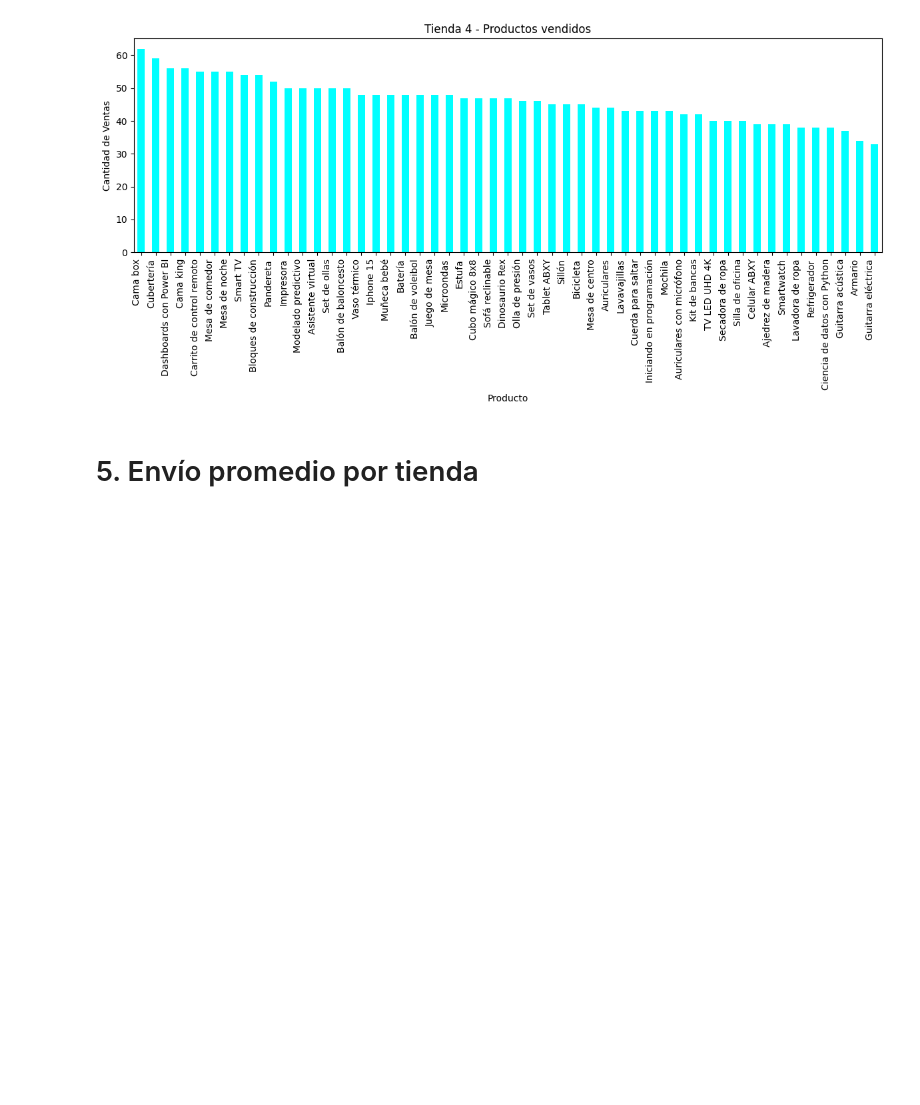
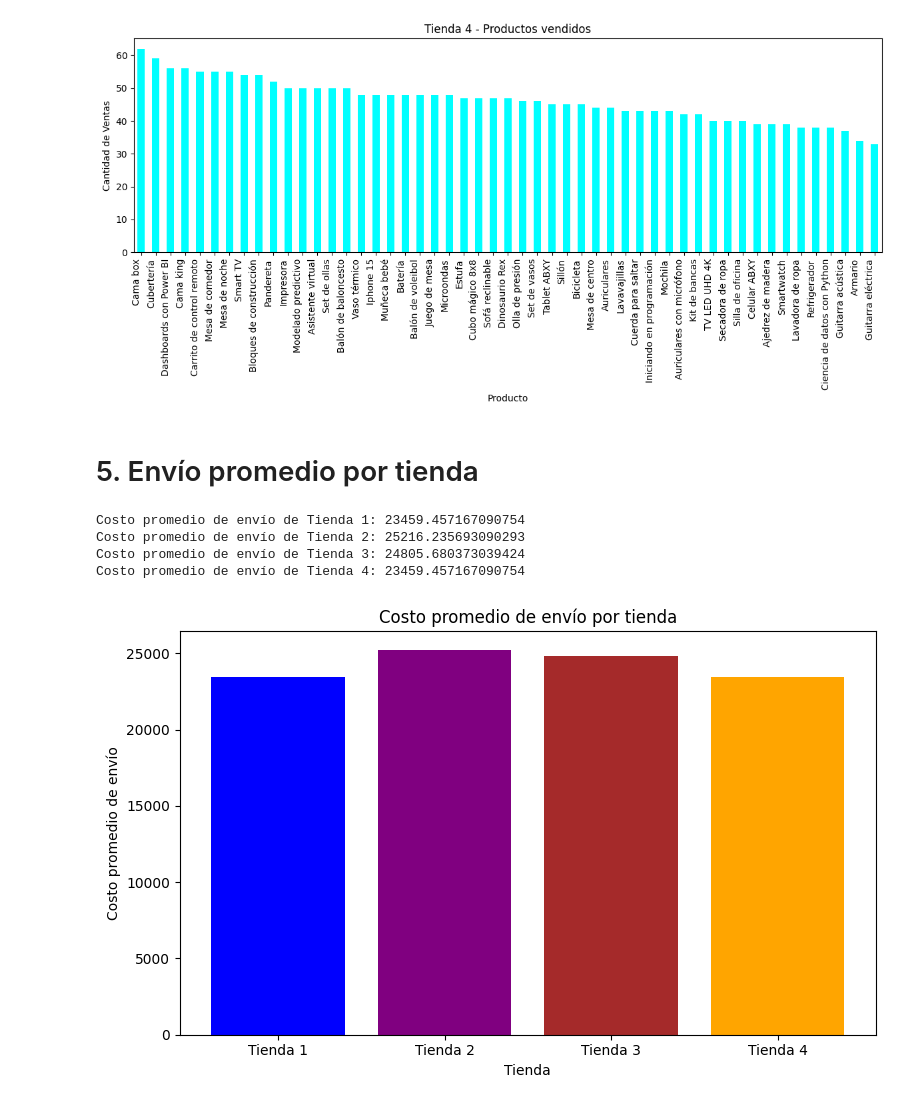
Before and after one commit to FerRamirez-cpu/challenge-data-science, a Jupyter notebook: AluraStoreLatam.ipynb, the cells around one changed output. Saved outputs shown, nothing was run; the diff lists cells and outputs as text; code cells hidden in the pictures; blank space fills up the shorter version.

```diff
--- a/AluraStoreLatam.ipynb
+++ b/AluraStoreLatam.ipynb
@@ -210,3 +210,39 @@ for i, tienda in enumerate(tiendas, start=1):
 [figure]
 # %% [markdown]
 # 5. Envío promedio por tienda
+# %%
+costo_promedio_tienda1 = tienda["Costo de envío"].mean()
+costo_promedio_tienda2 = tienda2["Costo de envío"].mean()
+costo_promedio_tienda3 = tienda3["Costo de envío"].mean()
+costo_promedio_tienda4 = tienda4["Costo de envío"].mean()
+
+print(f"Costo promedio de envío de Tienda 1: {costo_promedio_tienda1:}")
+print(f"Costo promedio de envío de Tienda 2: {costo_promedio_tienda2:}")
+print(f"Costo promedio de envío de Tienda 3: {costo_promedio_tienda3:}")
+print(f"Costo promedio de envío de Tienda 4: {costo_promedio_tienda4:}")
+# %% [output]
+Costo promedio de envío de Tienda 1: 23459.457167090754
+Costo promedio de envío de Tienda 2: 25216.235693090293
+Costo promedio de envío de Tienda 3: 24805.680373039424
+Costo promedio de envío de Tienda 4: 23459.457167090754
+# %%
+total_promedios_envios = {
+    "Tienda 1": tienda["Costo de envío"].mean(),
+    "Tienda 2": tienda2["Costo de envío"].mean(),
+    "Tienda 3": tienda3["Costo de envío"].mean(),
+    "Tienda 4": tienda4["Costo de envío"].mean()
+}
+
+
+serie_promedios_envio= pd.Series(total_promedios_envios)
+
+# Crear la gráfica
+plt.figure(figsize=(8, 5))
+bars = plt.bar(serie_envio.index, serie_promedios_envio.values, color=["blue", "purple", "brown", "orange"])
+plt.title("Costo promedio de envío por tienda")
+plt.xlabel("Tienda")
+plt.ylabel("Costo promedio de envío")
+plt.tight_layout()
+plt.show()
+# %% [output]
+[figure, added]
```
